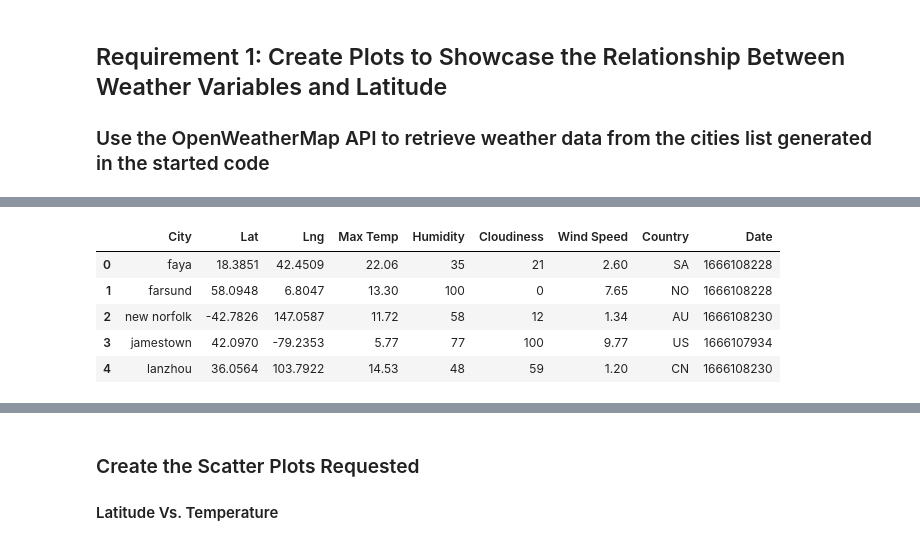
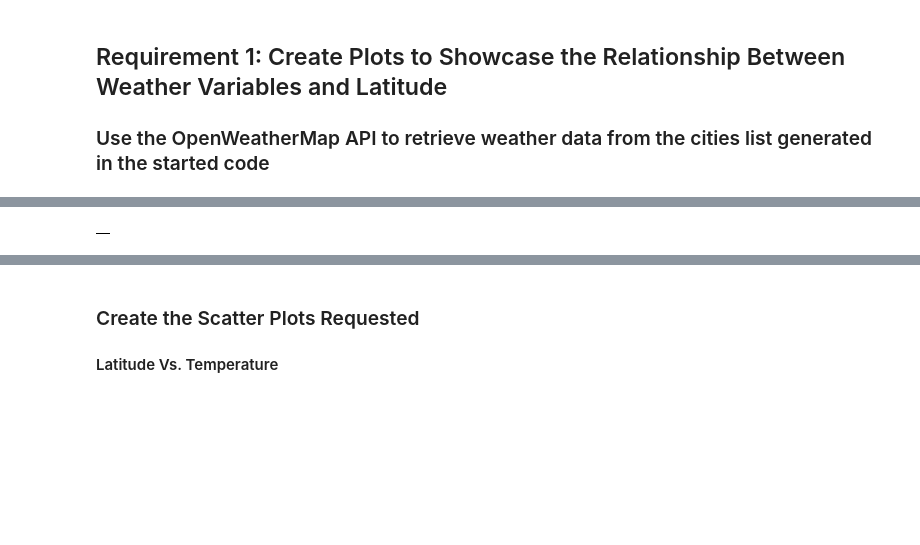
Before and after one commit to danielcols/python-api-demo, a Jupyter notebook: WeatherPy/Starter_Code/starter_code/WeatherPy.ipynb, the cells around one changed output, grey strips where cells are left out. Saved outputs shown, nothing was run; the diff lists cells and outputs as text; code cells hidden in the pictures; blank space fills up the shorter version.

```diff
--- a/WeatherPy/Starter_Code/starter_code/WeatherPy.ipynb
+++ b/WeatherPy/Starter_Code/starter_code/WeatherPy.ipynb
@@ -56,7 +59,7 @@ Number of cities in the list: 623
 ### Use the OpenWeatherMap API to retrieve weather data from the cities list generated in the started code
 # %%
 # Set the API base URL
-url = # YOUR CODE HERE
+url = "https://api.openweathermap.org/data/2.5/weather?units=Imperial&APPID=" + weather_api_key
 
 # Define an empty list to fetch the weather data for each city
 city_data = []
@@ -78,7 +81,7 @@ for i, city in enumerate(cities):
         record_count = 0
 
     # Create endpoint URL with each city
-    city_url = # YOUR CODE HERE
+    city_url = url + "&q=" + city.replace(" ", "+")
 
     # Log the url, record, and set numbers
     print("Processing Record %s of Set %s | %s" % (record_count, set_count, city))
@@ -89,17 +92,17 @@ for i, city in enumerate(cities):
     # Run an API request for each of the cities
     try:
         # Parse the JSON and retrieve data
-        city_weather = # YOUR CODE HERE
+        city_weather = requests.get(city_url).json()
 
         # Parse out latitude, longitude, max temp, humidity, cloudiness, wind speed, country, and date
-        city_lat = # YOUR CODE HERE
-        city_lng = # YOUR CODE HERE
-        city_max_temp = # YOUR CODE HERE
-        city_humidity = # YOUR CODE HERE
-        city_clouds = # YOUR CODE HERE
-        city_wind = # YOUR CODE HERE
-        city_country = # YOUR CODE HERE
-        city_date = # YOUR CODE HERE
+        city_lat = city_weather["coord"]["Lat"]
+        city_lng = city_weather["coord"]["lon"]
+        city_max_temp = city_weather["main"]["temp_max"]
+        city_humidity = city_weather["main"]["humidity"]
+        city_clouds = city_weather["clouds"]["all"]
+        city_wind = city_weather["wind"]["speed"]
+        city_country = city_weather["sys"]["country"]
+        city_date = datetime.utcfromtimestamp(city_weather["dt"]).strftime('%Y-%m-%d %H:%M:%S')
 
         # Append the City information into city_data list
         city_data.append({"City": city,
@@ -141,7 +144,7 @@ Data Retrieval Complete
 -----------------------------
 # %%
 # Convert the cities weather data into a Pandas DataFrame
-city_data_df = # YOUR CODE HERE
+city_data_df = pd.DataFrame(city_data)
 
 # Show Record Count
 city_data_df.count()
@@ -159,13 +153,8 @@ dtype: int64
 # %%
 # Display sample data
-city_data_df.head()
+city_data_df.head(5)
 # %% [output]
-|  | City | Lat | Lng | Max Temp | Humidity | Cloudiness | Wind Speed | Country | Date |
-| 0 | faya | 18.3851 | 42.4509 | 22.06 | 35 | 21 | 2.60 | SA | 1666108228 |
-| 1 | farsund | 58.0948 | 6.8047 | 13.30 | 100 | 0 | 7.65 | NO | 1666108228 |
-| 2 | new norfolk | -42.7826 | 147.0587 | 11.72 | 58 | 12 | 1.34 | AU | 1666108230 |
-| 3 | jamestown | 42.0970 | -79.2353 | 5.77 | 77 | 100 | 9.77 | US | 1666107934 |
-| 4 | lanzhou | 36.0564 | 103.7922 | 14.53 | 48 | 59 | 1.20 | CN | 1666108230 |
+|  |
 # %%
 # Export the City_Data into a csv
 city_data_df.to_csv("output_data/cities.csv", index_label="City_ID")
```
Also changed, not shown: parts of 30 cells of this notebook, 7 other files.
